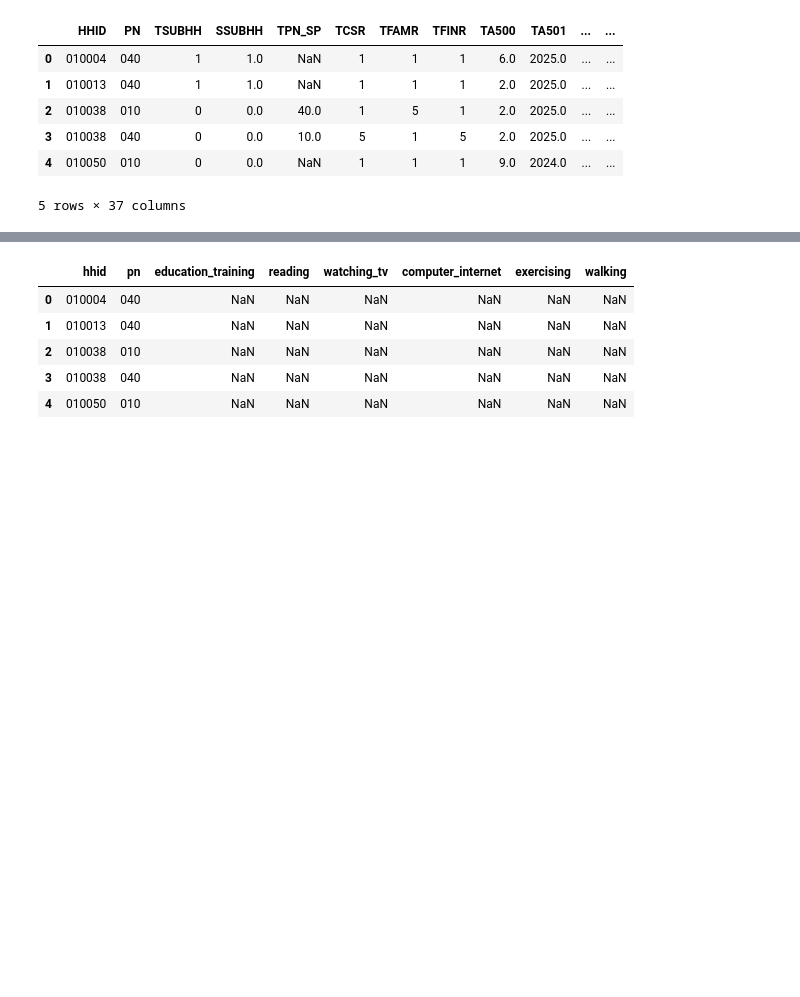
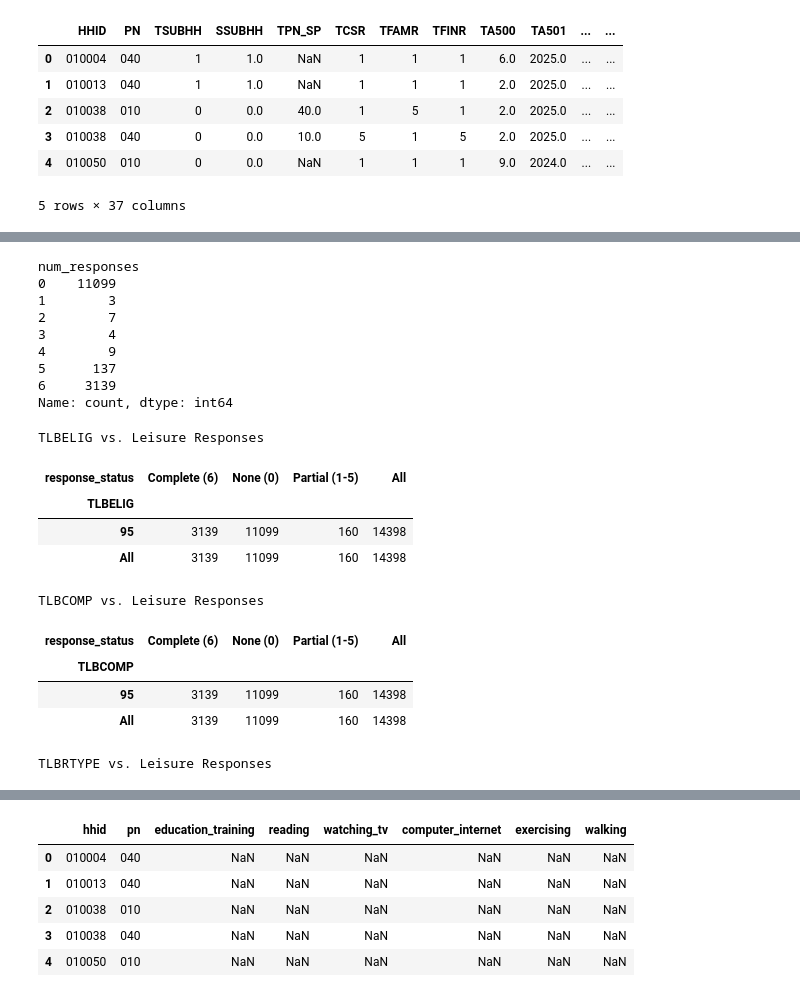
Before and after one commit to rem388/DataScienceProject, a Jupyter notebook: Phase2.ipynb, the cells around one changed output, grey strips where cells are left out. Drawn from its saved outputs; the diff is of its cells as text; code cells hidden in the pictures; blank space fills up the shorter version.

```diff
--- a/Phase2.ipynb
+++ b/Phase2.ipynb
@@ -552,3 +552,60 @@ display(duckdb.sql("SELECT * FROM hrs_demographics_raw LIMIT 5").df())
 | 3 | 010038 | 040 | 0 | 0.0 | 10.0 | 5 | 1 | 5 | 2.0 | 2025.0 | ... | ... |
 | 4 | 010050 | 010 | 0 | 0.0 | NaN | 1 | 1 | 1 | 9.0 | 2024.0 | ... | ... |
 5 rows × 37 columns
+# %%
+print("Shape:", hrs_leisure_raw.shape)
+
+print("\nColumns related to Leave-Behind:")
+print([col for col in hrs_leisure_raw.columns
+       if "LB" in col.upper()])
+
+print("\nFirst 20 columns:")
+print(hrs_leisure_raw.columns[:20].tolist())
+
+# Variables containing leisure activity responses
+lb_variables = [
+    "TLB001E",
+    "TLB001I",
+    "TLB001J",
+    "TLB001N",
+    "TLB001S",
+    "TLB001T"
+]
+
+# Count how many leisure questions each respondent answered
+lb_check = hrs_leisure_raw.copy()
+
+lb_check["num_responses"] = (
+    lb_check[lb_variables].notna().sum(axis=1)
+)
+
+# Display distribution of completed questions
+print("Number of leisure questions with recorded values:")
+display(
+    lb_check["num_responses"]
+    .value_counts()
+    .sort_index()
+)
+
+# Look at two Leave-Behind status variables
+# Categorize respondents by how many questions they answered
+lb_check["response_status"] = "Partial (1-5)"
+
+lb_check.loc[
+    lb_check["num_responses"] == 0, "response_status"
+] = "None (0)"
+
+lb_check.loc[
+    lb_check["num_responses"] == 6, "response_status"
+] = "Complete (6)"
+
+# Compare questionnaire status variables with actual responses
+for col in ["TLBELIG", "TLBCOMP", "TLBRTYPE"]:
+    print(f"\n{col} vs. Leisure Responses")
+
+    display(pd.crosstab(
+        lb_check[col].astype("string").fillna("Missing"),
+        lb_check["response_status"],
+        margins=True
+    ))
+# %% [output]
@@ -554,0 +620,20 @@ display(duckdb.sql("SELECT * FROM hrs_demographics_raw LIMIT 5").df())
+num_responses
+0    11099
+1        3
+2        7
+3        4
+4        9
+5      137
+6     3139
+Name: count, dtype: int64
+TLBELIG vs. Leisure Responses
+| response_status | Complete (6) | None (0) | Partial (1-5) | All |
+| TLBELIG |  |  |  |  |
+| 95 | 3139 | 11099 | 160 | 14398 |
+| All | 3139 | 11099 | 160 | 14398 |
+TLBCOMP vs. Leisure Responses
+| response_status | Complete (6) | None (0) | Partial (1-5) | All |
+| TLBCOMP |  |  |  |  |
+| 95 | 3139 | 11099 | 160 | 14398 |
+| All | 3139 | 11099 | 160 | 14398 |
+TLBRTYPE vs. Leisure Responses
```
Also changed, not shown: parts of 7 cells of this notebook, 2 other files.
